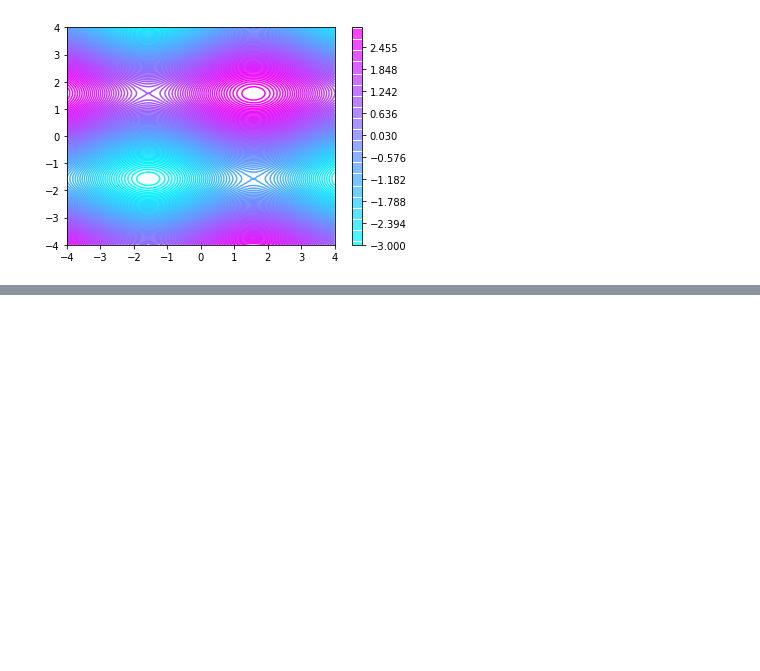
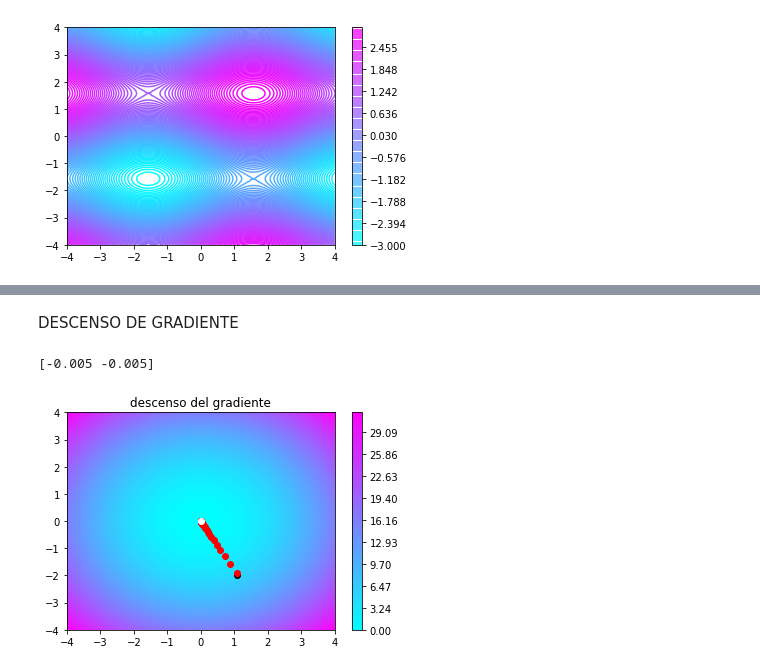
Before and after one commit to julio-paz/Data_academy_2021, a Jupyter notebook: DATA_ACADEMY_GRAFICAS_DE_TRES_FUNCIONES.ipynb, the cells around one changed output, grey strips where cells are left out. Drawn from its saved outputs; the diff is of its cells as text; code cells hidden in the pictures; blank space fills up the shorter version.

```diff
--- a/DATA_ACADEMY_GRAFICAS_DE_TRES_FUNCIONES.ipynb
+++ b/DATA_ACADEMY_GRAFICAS_DE_TRES_FUNCIONES.ipynb
@@ -39,0 +61,38 @@ fig2.colorbar(cp)
+# %% [markdown]
+DESCENSO DE GRADIENTE
+# %%
+level_map =np.linspace(np.min(z), np.max(z), res)
+plt.contourf(x,y,z, levels=level_map, cmap =cm.cool)
+plt.colorbar()
+plt.title("descenso del gradiente")
+
+p = np.random.rand(2) * 8 - 4
+plt.plot(p[0], p[1], 'o',c = 'k')
+
+lr = 0.01
+h = 0.01
+
+def derivate(cp, p):
+  return (f(cp[0], cp[1]) - f(p[0], p[1])) / h
+
+def gradient(p):
+  grad = np.zeros(2)
+  for idx, val in enumerate(p):
+    cp = np.copy(p)
+    cp[idx] = cp[idx] + h
+
+    dp = derivate (cp, p)
+    grad[idx] = dp
+
+  return grad
+
+for i in range(1000):
+  p =  p  - lr*gradient(p)
+  if(i % 10 == 0 ):
+    plt.plot(p[0], p[1], 'o',c = 'r')
+
+plt.plot(p[0], p[1], 'o',c = 'w')
+print(p)
+# %% [output]
+[-0.005 -0.005]
+[figure, added]
```
Also changed, not shown: parts of 2 cells of this notebook.
